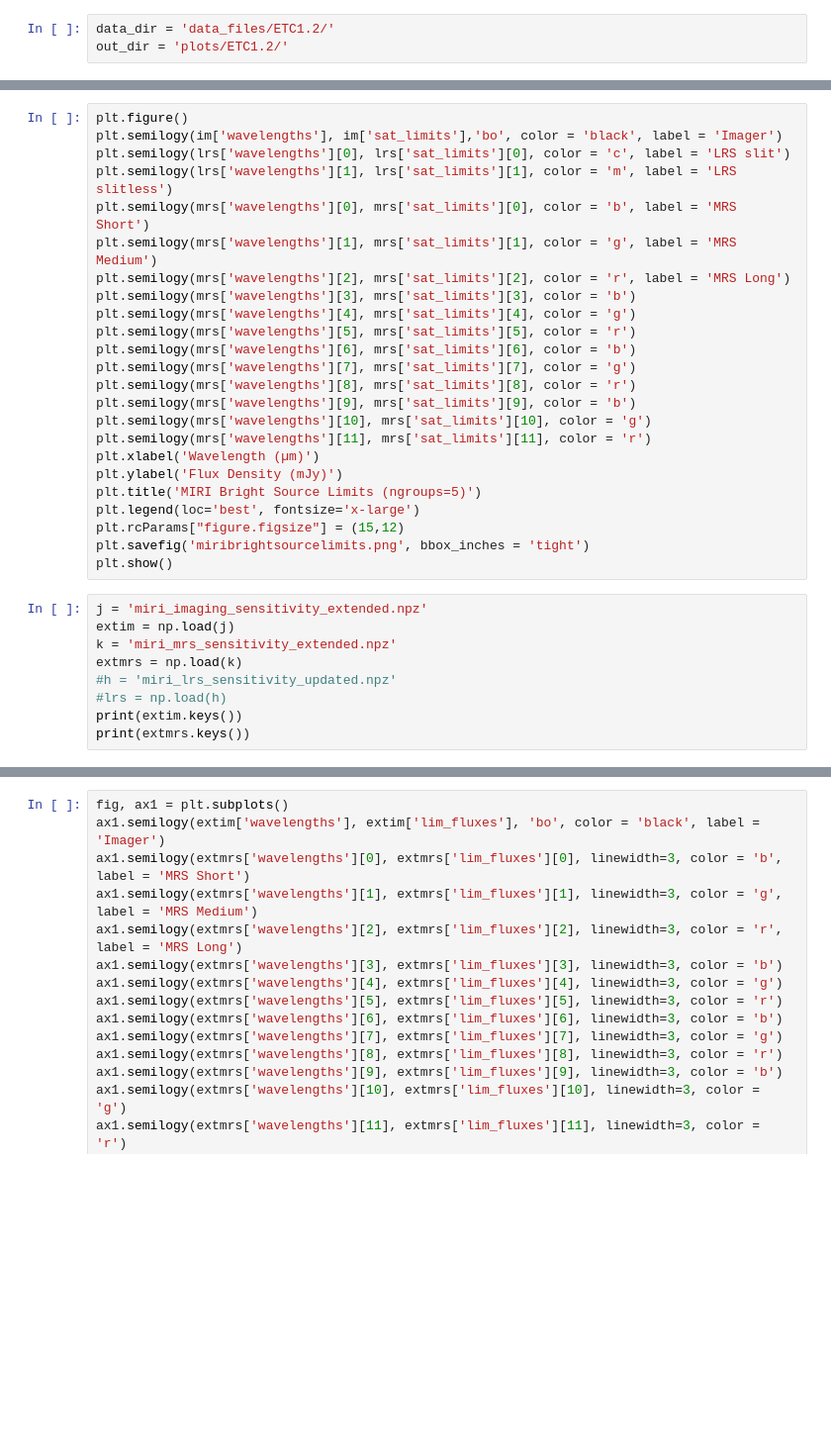
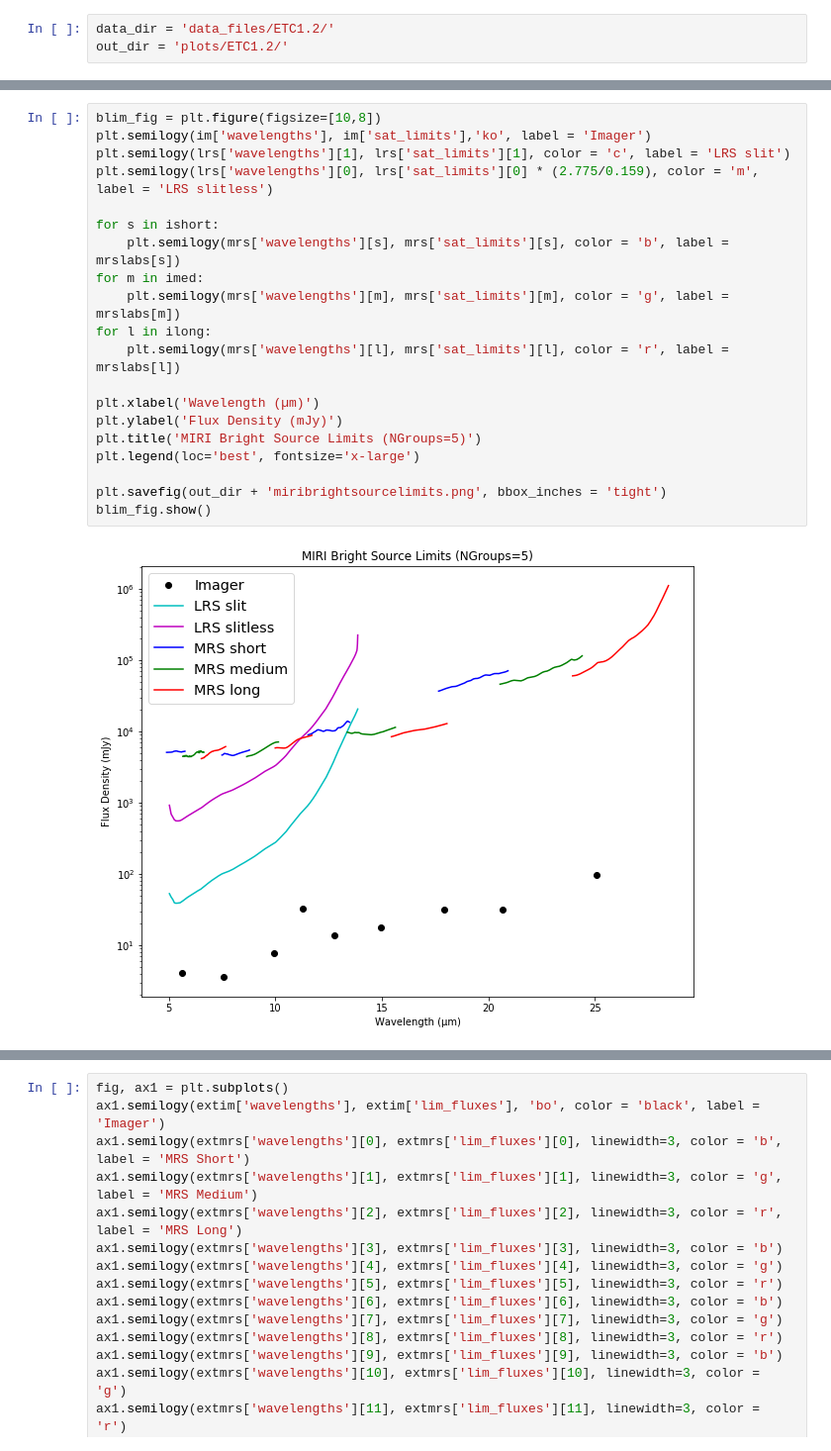
Before and after one commit to STScI-MIRI/JDox-SensitivityAndSaturationLimits, a Jupyter notebook: MIRI_Sensitivity_BrightSource_Tables.ipynb, the cells around one changed output, grey strips where cells are left out. Shown at 99% size. Cells and saved outputs as stored; diff of their text form; blank space fills up the shorter version.

Commit message:
further code cleanup. also corrected the LRS slitless sat limit values, as documented

```diff
--- a/MIRI_Sensitivity_BrightSource_Tables.ipynb
+++ b/MIRI_Sensitivity_BrightSource_Tables.ipynb
@@ -75,33 +107,22 @@ plt.show()
 # %%
-plt.figure()
-plt.semilogy(im['wavelengths'], im['sat_limits'],'bo', color = 'black', label = 'Imager')
-plt.semilogy(lrs['wavelengths'][0], lrs['sat_limits'][0], color = 'c', label = 'LRS slit')
-plt.semilogy(lrs['wavelengths'][1], lrs['sat_limits'][1], color = 'm', label = 'LRS slitless')
-plt.semilogy(mrs['wavelengths'][0], mrs['sat_limits'][0], color = 'b', label = 'MRS Short')
-plt.semilogy(mrs['wavelengths'][1], mrs['sat_limits'][1], color = 'g', label = 'MRS Medium')
-plt.semilogy(mrs['wavelengths'][2], mrs['sat_limits'][2], color = 'r', label = 'MRS Long')
-plt.semilogy(mrs['wavelengths'][3], mrs['sat_limits'][3], color = 'b')
-plt.semilogy(mrs['wavelengths'][4], mrs['sat_limits'][4], color = 'g')
-plt.semilogy(mrs['wavelengths'][5], mrs['sat_limits'][5], color = 'r')
-plt.semilogy(mrs['wavelengths'][6], mrs['sat_limits'][6], color = 'b')
-plt.semilogy(mrs['wavelengths'][7], mrs['sat_limits'][7], color = 'g')
-plt.semilogy(mrs['wavelengths'][8], mrs['sat_limits'][8], color = 'r')
-plt.semilogy(mrs['wavelengths'][9], mrs['sat_limits'][9], color = 'b')
-plt.semilogy(mrs['wavelengths'][10], mrs['sat_limits'][10], color = 'g')
-plt.semilogy(mrs['wavelengths'][11], mrs['sat_limits'][11], color = 'r')
+blim_fig = plt.figure(figsize=[10,8])
+plt.semilogy(im['wavelengths'], im['sat_limits'],'ko', label = 'Imager')
+plt.semilogy(lrs['wavelengths'][1], lrs['sat_limits'][1], color = 'c', label = 'LRS slit')
+plt.semilogy(lrs['wavelengths'][0], lrs['sat_limits'][0] * (2.775/0.159), color = 'm', label = 'LRS slitless')
+
+for s in ishort:
+    plt.semilogy(mrs['wavelengths'][s], mrs['sat_limits'][s], color = 'b', label = mrslabs[s])
+for m in imed:
+    plt.semilogy(mrs['wavelengths'][m], mrs['sat_limits'][m], color = 'g', label = mrslabs[m])
+for l in ilong:
+    plt.semilogy(mrs['wavelengths'][l], mrs['sat_limits'][l], color = 'r', label = mrslabs[l])
+
 plt.xlabel('Wavelength (µm)')
 plt.ylabel('Flux Density (mJy)')
-plt.title('MIRI Bright Source Limits (ngroups=5)')
+plt.title('MIRI Bright Source Limits (NGroups=5)')
 plt.legend(loc='best', fontsize='x-large')
-plt.rcParams["figure.figsize"] = (15,12)
-plt.savefig('miribrightsourcelimits.png', bbox_inches = 'tight')
-plt.show()
+
+plt.savefig(out_dir + 'miribrightsourcelimits.png', bbox_inches = 'tight')
+blim_fig.show()
+# %% [output]
+[figure, added]
-# %%
-j = 'miri_imaging_sensitivity_extended.npz'
-extim = np.load(j)
-k = 'miri_mrs_sensitivity_extended.npz'
-extmrs = np.load(k)
-#h = 'miri_lrs_sensitivity_updated.npz'
-#lrs = np.load(h)
-print(extim.keys())
-print(extmrs.keys())
```
Also changed, not shown: parts of 20 cells of this notebook, 1 other file.
